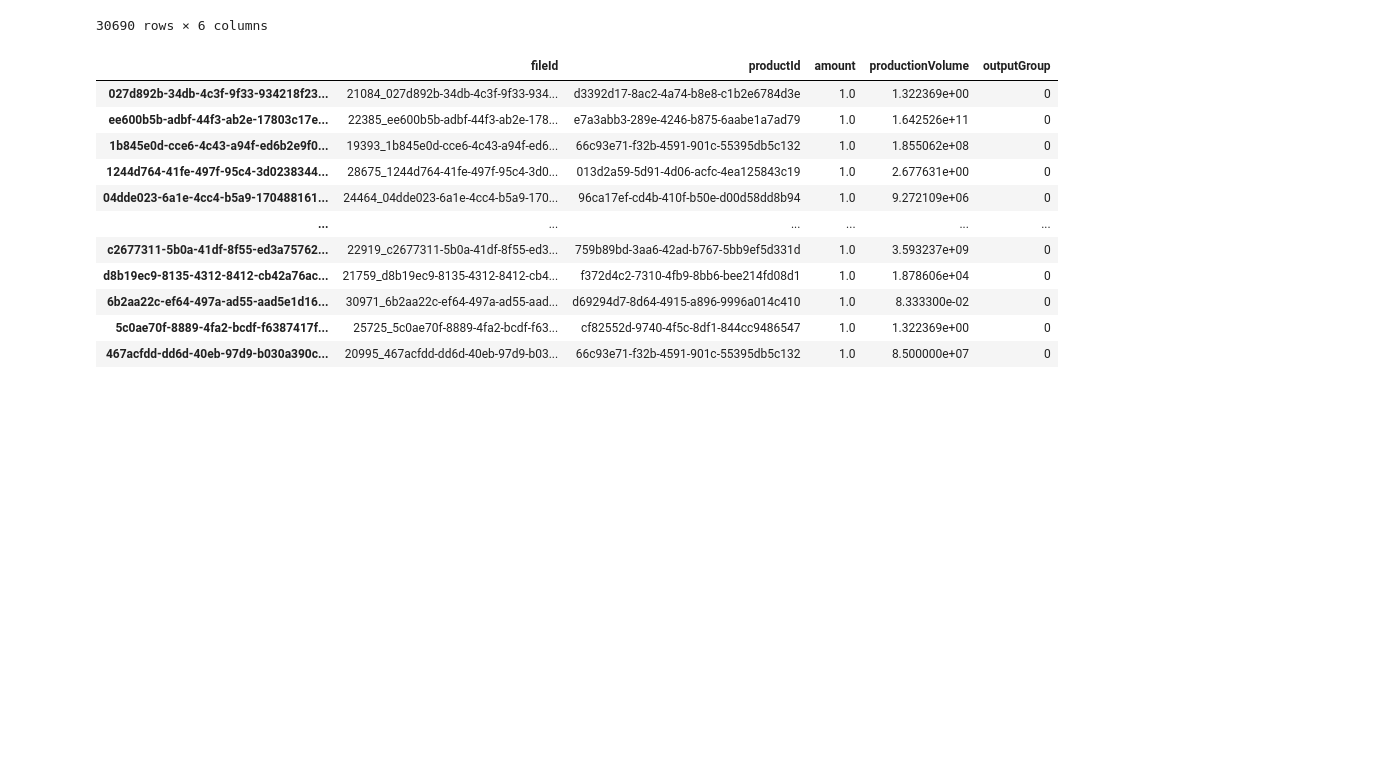
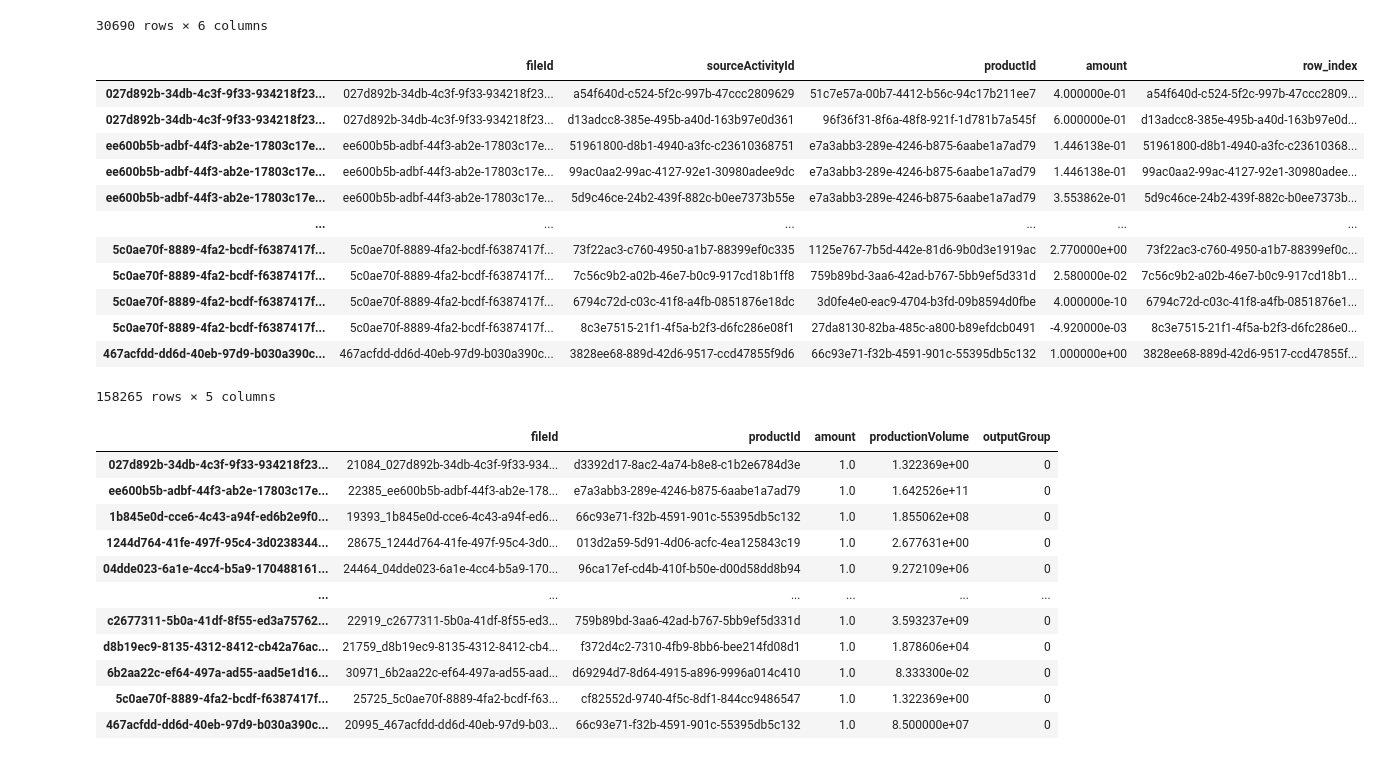
Before and after one commit to brightway-lca/bw_hybrid, a Jupyter notebook: dev/1_ecoinvent_investigation/1_0_load_ecoinvent.ipynb, the cells around one changed output. Saved outputs shown, nothing was run; the diff lists cells and outputs as text; code cells hidden in the pictures; blank space fills up the shorter version.

```diff
--- a/dev/1_ecoinvent_investigation/1_0_load_ecoinvent.ipynb
+++ b/dev/1_ecoinvent_investigation/1_0_load_ecoinvent.ipynb
@@ -148,6 +149,22 @@ parser.activities
 | 9a3e7ddc-7da1-48f7-a51f-df0a454ecb1a | 9a3e7ddc-7da1-48f7-a51f-df0a454ecb1a | 6f877aae-5a06-4b00-9b4c-b74f8333dbc0 | 4 | 2018-01-01 | 2018-12-31 | electricity, high voltage, alumin... |
 | 1443b5df-9901-4c88-935d-e14c7bcc4709 | 1443b5df-9901-4c88-935d-e14c7bcc4709 | 3719a1da-895e-4df0-a872-c6d7d6020535 | 4 | 2018-01-01 | 2018-12-31 | electricity, high voltage, produc... |
 30690 rows × 6 columns
+# %%
+parser.inflows
+# %% [output]
+|  | fileId | sourceActivityId | productId | amount | row_index |
+| 027d892b-34db-4c3f-9f33-934218f23... | 027d892b-34db-4c3f-9f33-934218f23... | a54f640d-c524-5f2c-997b-47ccc2809629 | 51c7e57a-00b7-4412-b56c-94c17b211ee7 | 4.000000e-01 | a54f640d-c524-5f2c-997b-47ccc2809... |
+| 027d892b-34db-4c3f-9f33-934218f23... | 027d892b-34db-4c3f-9f33-934218f23... | d13adcc8-385e-495b-a40d-163b97e0d361 | 96f36f31-8f6a-48f8-921f-1d781b7a545f | 6.000000e-01 | d13adcc8-385e-495b-a40d-163b97e0d... |
+| ee600b5b-adbf-44f3-ab2e-17803c17e... | ee600b5b-adbf-44f3-ab2e-17803c17e... | 51961800-d8b1-4940-a3fc-c23610368751 | e7a3abb3-289e-4246-b875-6aabe1a7ad79 | 1.446138e-01 | 51961800-d8b1-4940-a3fc-c23610368... |
+| ee600b5b-adbf-44f3-ab2e-17803c17e... | ee600b5b-adbf-44f3-ab2e-17803c17e... | 99ac0aa2-99ac-4127-92e1-30980adee9dc | e7a3abb3-289e-4246-b875-6aabe1a7ad79 | 1.446138e-01 | 99ac0aa2-99ac-4127-92e1-30980adee... |
+| ee600b5b-adbf-44f3-ab2e-17803c17e... | ee600b5b-adbf-44f3-ab2e-17803c17e... | 5d9c46ce-24b2-439f-882c-b0ee7373b55e | e7a3abb3-289e-4246-b875-6aabe1a7ad79 | 3.553862e-01 | 5d9c46ce-24b2-439f-882c-b0ee7373b... |
+| ... | ... | ... | ... | ... | ... |
+| 5c0ae70f-8889-4fa2-bcdf-f6387417f... | 5c0ae70f-8889-4fa2-bcdf-f6387417f... | 73f22ac3-c760-4950-a1b7-88399ef0c335 | 1125e767-7b5d-442e-81d6-9b0d3e1919ac | 2.770000e+00 | 73f22ac3-c760-4950-a1b7-88399ef0c... |
+| 5c0ae70f-8889-4fa2-bcdf-f6387417f... | 5c0ae70f-8889-4fa2-bcdf-f6387417f... | 7c56c9b2-a02b-46e7-b0c9-917cd18b1ff8 | 759b89bd-3aa6-42ad-b767-5bb9ef5d331d | 2.580000e-02 | 7c56c9b2-a02b-46e7-b0c9-917cd18b1... |
+| 5c0ae70f-8889-4fa2-bcdf-f6387417f... | 5c0ae70f-8889-4fa2-bcdf-f6387417f... | 6794c72d-c03c-41f8-a4fb-0851876e18dc | 3d0fe4e0-eac9-4704-b3fd-09b8594d0fbe | 4.000000e-10 | 6794c72d-c03c-41f8-a4fb-0851876e1... |
+| 5c0ae70f-8889-4fa2-bcdf-f6387417f... | 5c0ae70f-8889-4fa2-bcdf-f6387417f... | 8c3e7515-21f1-4f5a-b2f3-d6fc286e08f1 | 27da8130-82ba-485c-a800-b89efdcb0491 | -4.920000e-03 | 8c3e7515-21f1-4f5a-b2f3-d6fc286e0... |
+| 467acfdd-dd6d-40eb-97d9-b030a390c... | 467acfdd-dd6d-40eb-97d9-b030a390c... | 3828ee68-889d-42d6-9517-ccd47855f9d6 | 66c93e71-f32b-4591-901c-55395db5c132 | 1.000000e+00 | 3828ee68-889d-42d6-9517-ccd47855f... |
+158265 rows × 5 columns
 # %%
 parser.outflows
 # %% [output]
```
Also changed, not shown: parts of 8 cells of this notebook, 6 other files.
